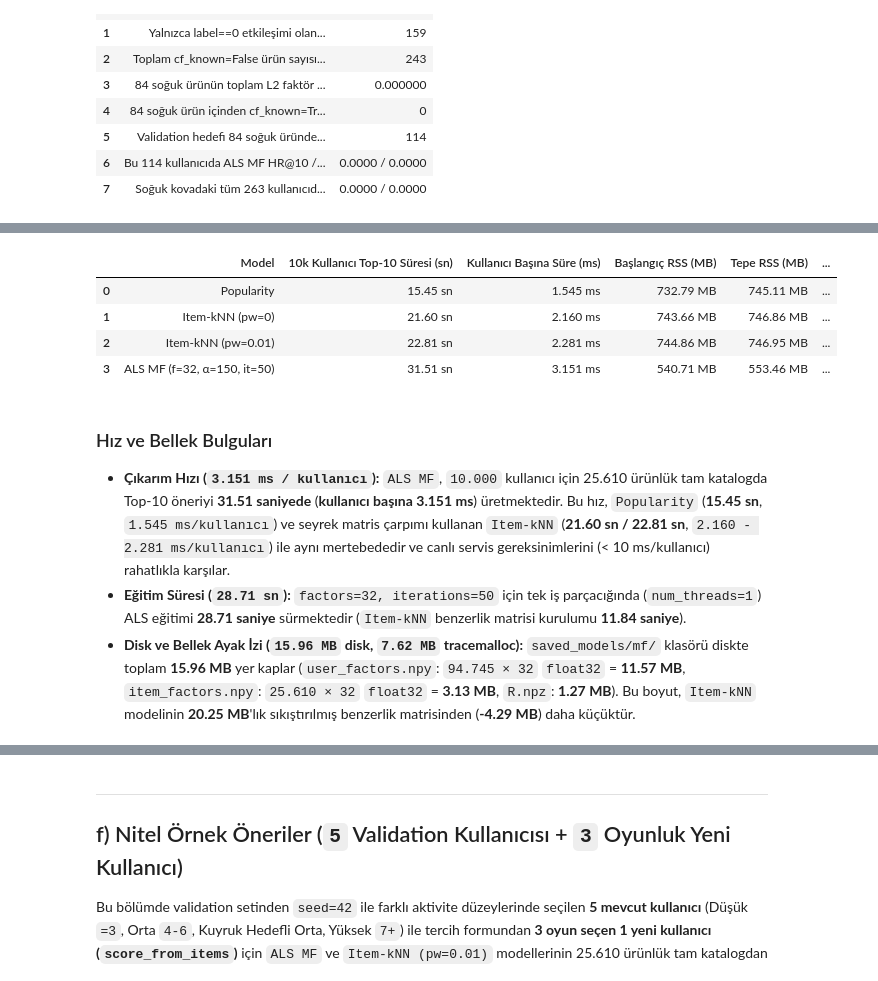
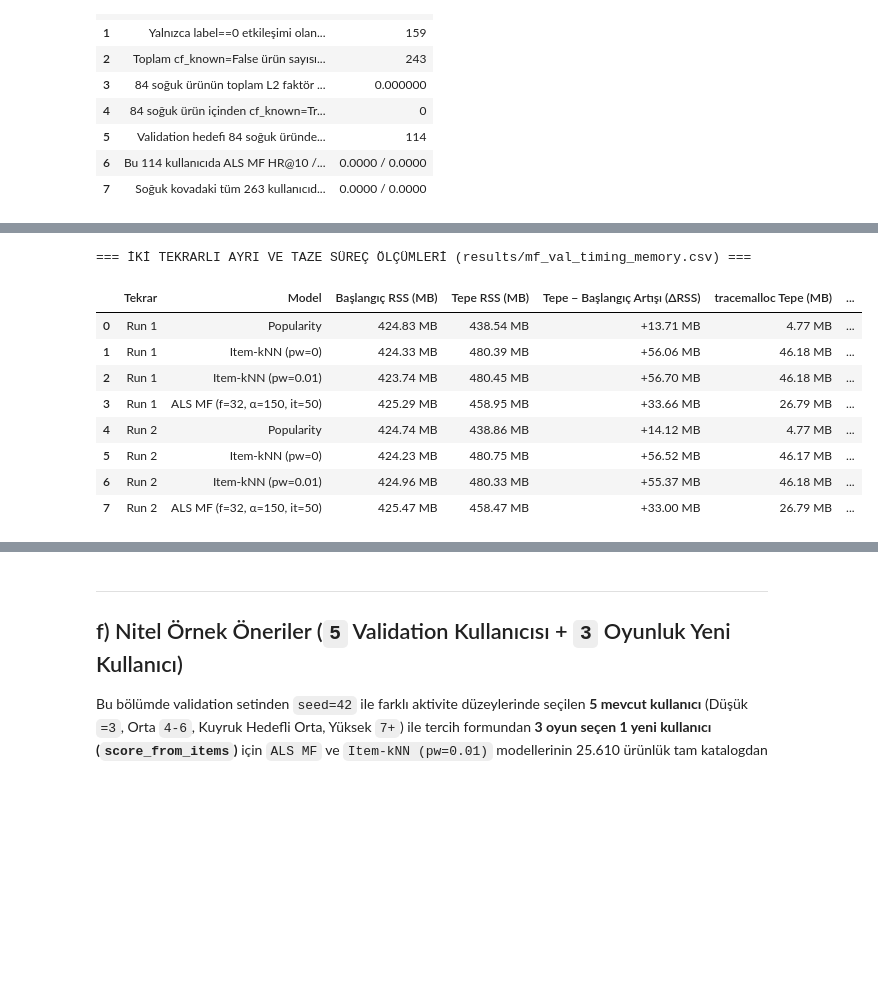
Before and after one commit to aslihanakan/CF_RECOMMENDER, a Jupyter notebook: notebooks/03_mf.ipynb, the cells around one changed output, grey strips where cells are left out. Drawn from its saved outputs; the diff is of its cells as text; code cells hidden in the pictures; blank space fills up the shorter version.

Commit message:
Fix timing protocol and coverage/interpretation notes

```diff
--- a/notebooks/03_mf.ipynb
+++ b/notebooks/03_mf.ipynb
@@ -185,23 +188,28 @@ Tüm modeller **tek süreçte (`num_threads=1`, `BLAS=1`)** `10.000` validation
 # %%
-df_timing_disp = pd.DataFrame({
-    'Model': df_main['model'],
-    '10k Kullanıcı Top-10 Süresi (sn)': df_main['recommend_10k_seconds'].map(lambda x: f'{x:.2f} sn'),
-    'Kullanıcı Başına Süre (ms)': df_main['ms_per_user'].map(lambda x: f'{x:.3f} ms'),
-    'Başlangıç RSS (MB)': df_main['rss_before_mb'].map(lambda x: f'{x:.2f} MB'),
-    'Tepe RSS (MB)': df_main['peak_rss_mb'].map(lambda x: f'{x:.2f} MB'),
-    'tracemalloc Tepe (MB)': df_main['tracemalloc_peak_mb'].map(lambda x: f'{x:.2f} MB'),
-    'Tek Süreç Fit Süresi (sn)': df_main['fit_seconds'].map(lambda x: f'{x:.2f} sn'),
-    'Disk Boyutu (MB)': df_main['disk_size_mb'].map(lambda x: f'{x:.2f} MB'),
+df_tm_runs = pd.read_csv(PROJECT_ROOT / 'results' / 'mf_val_timing_memory.csv')
+
+df_tm_disp = pd.DataFrame({
+    'Tekrar': df_tm_runs['run'].map(lambda r: f'Run {r}'),
+    'Model': df_tm_runs['model'],
+    'Başlangıç RSS (MB)': df_tm_runs['rss_before_mb'].map(lambda x: f'{x:.2f} MB'),
+    'Tepe RSS (MB)': df_tm_runs['peak_rss_mb'].map(lambda x: f'{x:.2f} MB'),
+    'Tepe − Başlangıç Artışı (ΔRSS)': df_tm_runs['rss_delta_mb'].map(lambda x: f'{x:+.2f} MB'),
+    'tracemalloc Tepe (MB)': df_tm_runs['tracemalloc_peak_mb'].map(lambda x: f'{x:.2f} MB'),
+    '10k Top-10 Süresi (sn)': df_tm_runs['recommend_10k_seconds'].map(lambda x: f'{x:.2f} sn'),
+    'Kullanıcı Başına (ms)': df_tm_runs['ms_per_user'].map(lambda x: f'{x:.3f} ms'),
+    'Eğitim (fit) Süresi (sn)': df_tm_runs['fit_seconds'].map(lambda x: f'{x:.2f} sn'),
+    'Disk Boyutu (MB)': df_tm_runs['disk_size_mb'].map(lambda x: f'{x:.2f} MB'),
 })
-display(df_timing_disp)
+print('=== İKİ TEKRARLI AYRI VE TAZE SÜREÇ ÖLÇÜMLERİ (results/mf_val_timing_memory.csv) ===')
+display(df_tm_disp)
 # %% [output]
+=== İKİ TEKRARLI AYRI VE TAZE SÜREÇ ÖLÇÜMLERİ (results/mf_val_timing_memory.csv) ===
-|  | Model | 10k Kullanıcı Top-10 Süresi (sn) | Kullanıcı Başına Süre (ms) | Başlangıç RSS (MB) | Tepe RSS (MB) | ... |
-| 0 | Popularity | 15.45 sn | 1.545 ms | 732.79 MB | 745.11 MB | ... |
-| 1 | Item-kNN (pw=0) | 21.60 sn | 2.160 ms | 743.66 MB | 746.86 MB | ... |
-| 2 | Item-kNN (pw=0.01) | 22.81 sn | 2.281 ms | 744.86 MB | 746.95 MB | ... |
-| 3 | ALS MF (f=32, α=150, it=50) | 31.51 sn | 3.151 ms | 540.71 MB | 553.46 MB | ... |
+|  | Tekrar | Model | Başlangıç RSS (MB) | Tepe RSS (MB) | Tepe − Başlangıç Artışı (ΔRSS) | tracemalloc Tepe (MB) | ... |
+| 0 | Run 1 | Popularity | 424.83 MB | 438.54 MB | +13.71 MB | 4.77 MB | ... |
+| 1 | Run 1 | Item-kNN (pw=0) | 424.33 MB | 480.39 MB | +56.06 MB | 46.18 MB | ... |
+| 2 | Run 1 | Item-kNN (pw=0.01) | 423.74 MB | 480.45 MB | +56.70 MB | 46.18 MB | ... |
+| 3 | Run 1 | ALS MF (f=32, α=150, it=50) | 425.29 MB | 458.95 MB | +33.66 MB | 26.79 MB | ... |
+| 4 | Run 2 | Popularity | 424.74 MB | 438.86 MB | +14.12 MB | 4.77 MB | ... |
+| 5 | Run 2 | Item-kNN (pw=0) | 424.23 MB | 480.75 MB | +56.52 MB | 46.17 MB | ... |
+| 6 | Run 2 | Item-kNN (pw=0.01) | 424.96 MB | 480.33 MB | +55.37 MB | 46.18 MB | ... |
+| 7 | Run 2 | ALS MF (f=32, α=150, it=50) | 425.47 MB | 458.47 MB | +33.00 MB | 26.79 MB | ... |
-# %% [markdown]
-### Hız ve Bellek Bulguları
-- **Çıkarım Hızı (`3.151 ms / kullanıcı`):** `ALS MF`, `10.000` kullanıcı için 25.610 ürünlük tam katalogda Top-10 öneriyi **31.51 saniyede** (**kullanıcı başına 3.151 ms**) üretmektedir. Bu hız, `Popularity` (**15.45 sn**, `1.545 ms/kullanıcı`) ve seyrek matris çarpımı kullanan `Item-kNN` (**21.60 sn / 22.81 sn**, `2.160 - 2.281 ms/kullanıcı`) ile aynı mertebededir ve canlı servis gereksinimlerini (< 10 ms/kullanıcı) rahatlıkla karşılar.
-- **Eğitim Süresi (`28.71 sn`):** `factors=32, iterations=50` için tek iş parçacığında (`num_threads=1`) ALS eğitimi **28.71 saniye** sürmektedir (`Item-kNN` benzerlik matrisi kurulumu **11.84 saniye**).
-- **Disk ve Bellek Ayak İzi (`15.96 MB` disk, `7.62 MB` tracemalloc):** `saved_models/mf/` klasörü diskte toplam **15.96 MB** yer kaplar (`user_factors.npy`: `94.745 × 32` `float32` = **11.57 MB**, `item_factors.npy`: `25.610 × 32` `float32` = **3.13 MB**, `R.npz`: **1.27 MB**). Bu boyut, `Item-kNN` modelinin **20.25 MB**'lık sıkıştırılmış benzerlik matrisinden (**-4.29 MB**) daha küçüktür.
```
Also changed, not shown: parts of 17 cells of this notebook, 5 other files.
